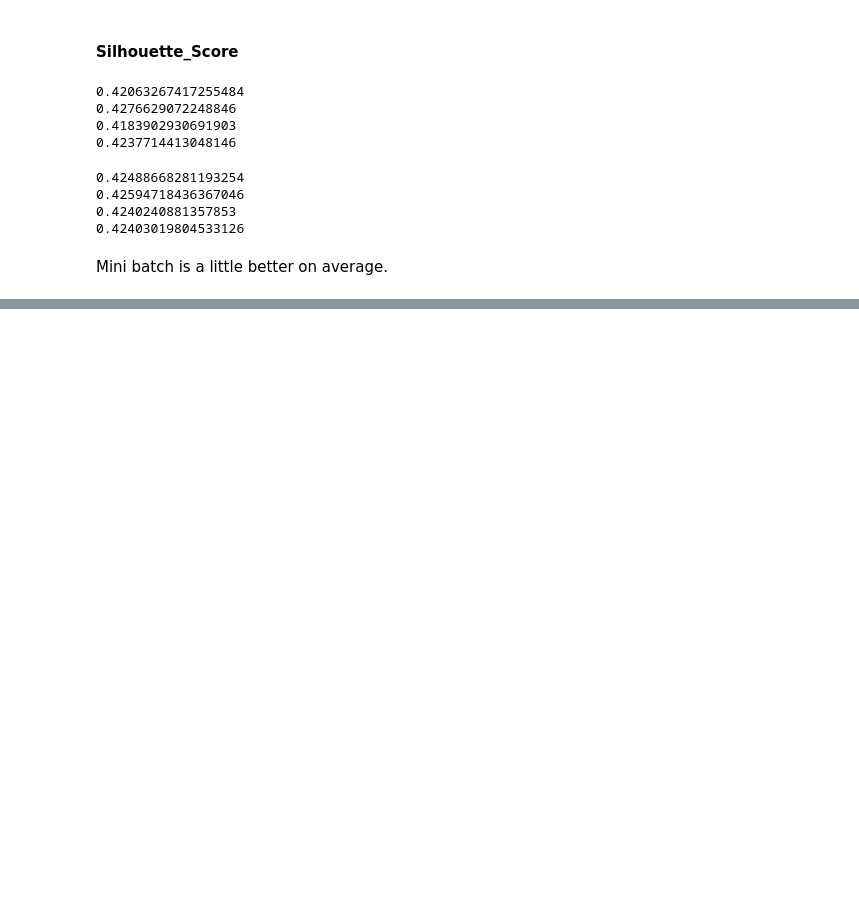
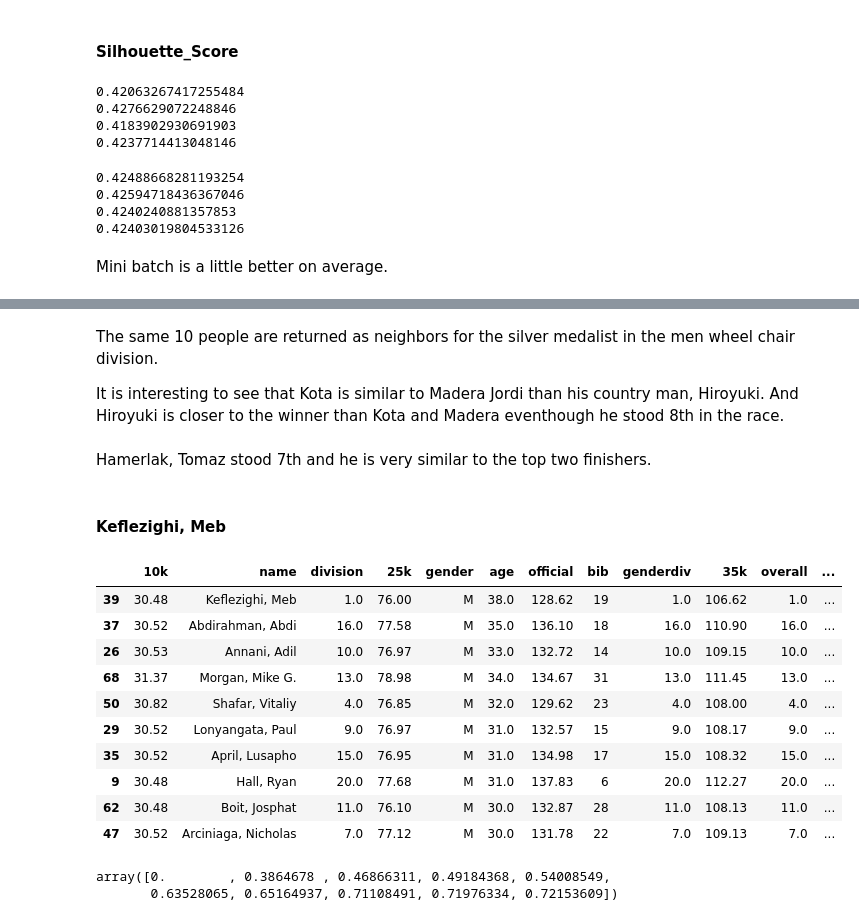
Before and after one commit to Tinsae/Thinkful-Data-Science, a Jupyter notebook: DS/Unit 4/4.2.5 Boston Marathon.ipynb, the cells around one changed output, grey strips where cells are left out. Drawn from its saved outputs; the diff is of its cells as text; code cells hidden in the pictures; blank space fills up the shorter version.

```diff
--- a/DS/Unit 4/4.2.5 Boston Marathon.ipynb
+++ b/DS/Unit 4/4.2.5 Boston Marathon.ipynb
@@ -555,0 +644,27 @@ Mini batch is a little better on average.
+# %% [markdown]
+The same 10 people are returned as neighbors for the silver medalist in the men wheel chair division.
+
+It is interesting to see that Kota is similar to Madera Jordi than his country man, Hiroyuki. And Hiroyuki is closer to the winner than Kota and Madera eventhough he stood 8th in the race.
+# %% [markdown]
+Hamerlak, Tomaz stood 7th and he is very similar to the top two finishers.
+# %% [markdown]
+#### Keflezighi, Meb
+# %%
+boston.loc[neighbors[1][39]]
+# %% [output]
+|  | 10k | name | division | 25k | gender | age | official | bib | genderdiv | 35k | overall | ... |
+| 39 | 30.48 | Keflezighi, Meb | 1.0 | 76.00 | M | 38.0 | 128.62 | 19 | 1.0 | 106.62 | 1.0 | ... |
+| 37 | 30.52 | Abdirahman, Abdi | 16.0 | 77.58 | M | 35.0 | 136.10 | 18 | 16.0 | 110.90 | 16.0 | ... |
+| 26 | 30.53 | Annani, Adil | 10.0 | 76.97 | M | 33.0 | 132.72 | 14 | 10.0 | 109.15 | 10.0 | ... |
+| 68 | 31.37 | Morgan, Mike G. | 13.0 | 78.98 | M | 34.0 | 134.67 | 31 | 13.0 | 111.45 | 13.0 | ... |
+| 50 | 30.82 | Shafar, Vitaliy | 4.0 | 76.85 | M | 32.0 | 129.62 | 23 | 4.0 | 108.00 | 4.0 | ... |
+| 29 | 30.52 | Lonyangata, Paul | 9.0 | 76.97 | M | 31.0 | 132.57 | 15 | 9.0 | 108.17 | 9.0 | ... |
+| 35 | 30.52 | April, Lusapho | 15.0 | 76.95 | M | 31.0 | 134.98 | 17 | 15.0 | 108.32 | 15.0 | ... |
+| 9 | 30.48 | Hall, Ryan | 20.0 | 77.68 | M | 31.0 | 137.83 | 6 | 20.0 | 112.27 | 20.0 | ... |
+| 62 | 30.48 | Boit, Josphat | 11.0 | 76.10 | M | 30.0 | 132.87 | 28 | 11.0 | 108.13 | 11.0 | ... |
+| 47 | 30.52 | Arciniaga, Nicholas | 7.0 | 77.12 | M | 30.0 | 131.78 | 22 | 7.0 | 109.13 | 7.0 | ... |
+# %%
+neighbors[0][39]
+# %% [output]
+array([0.        , 0.3864678 , 0.46866311, 0.49184368, 0.54008549,
+       0.63528065, 0.65164937, 0.71108491, 0.71976334, 0.72153609])
```
Also changed, not shown: parts of 30 cells of this notebook.
